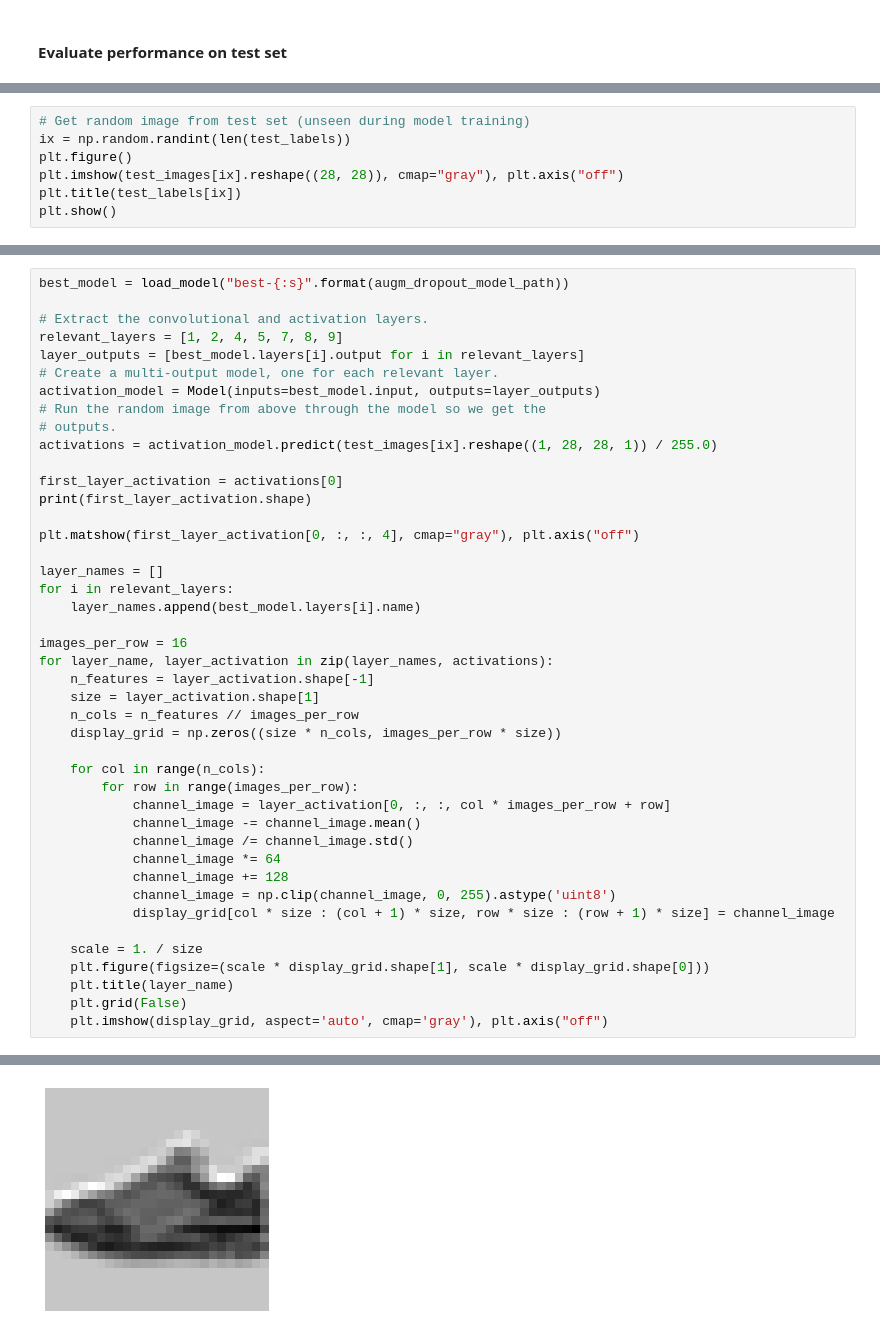
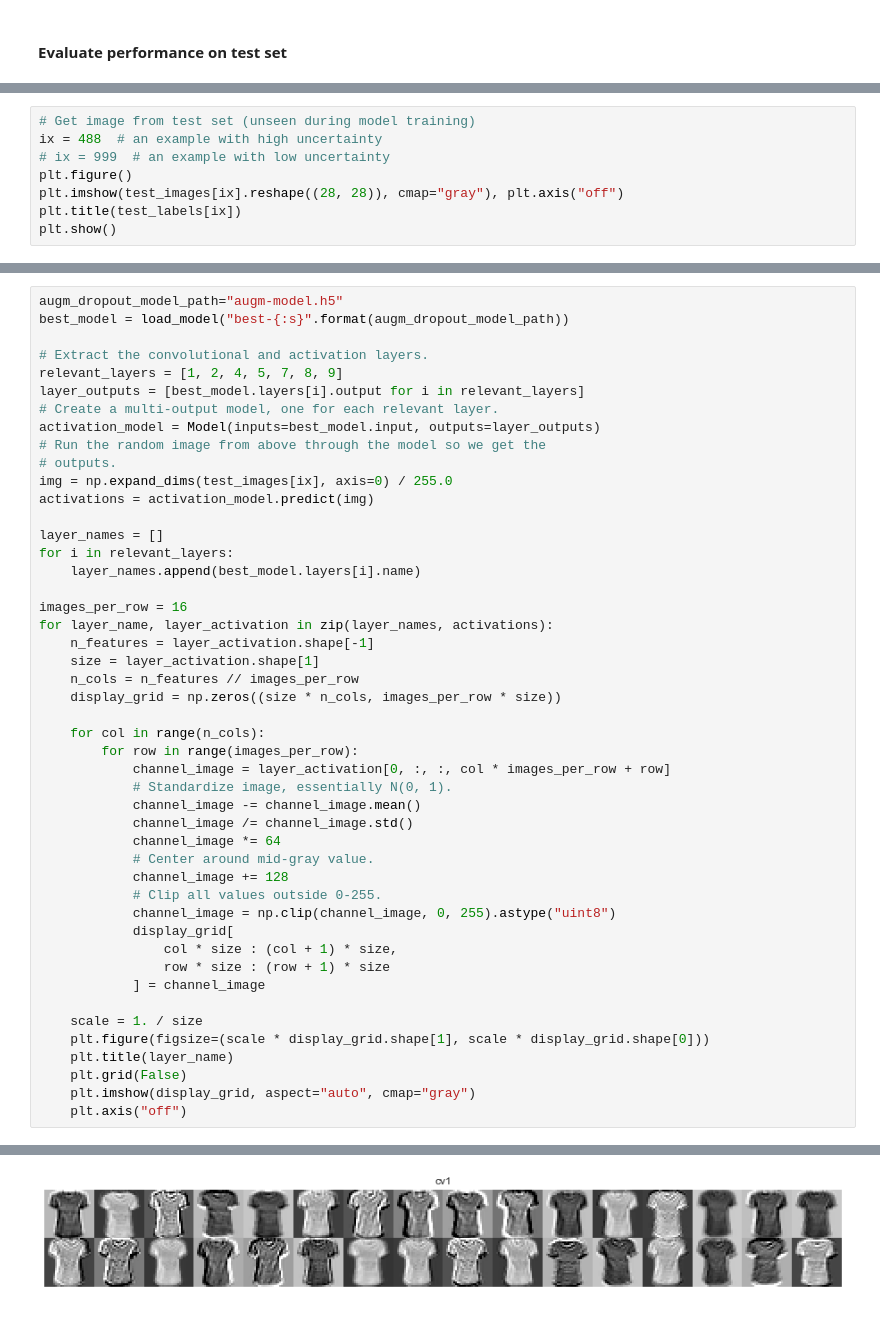
Before and after one commit to lemonad/deep-learning-ht19-lab1, a Jupyter notebook: lab1-fashion-mnist.ipynb, the cells around one changed output, grey strips where cells are left out. Saved outputs shown, nothing was run; the diff lists cells and outputs as text.

```diff
--- a/lab1-fashion-mnist.ipynb
+++ b/lab1-fashion-mnist.ipynb
@@ -732,6 +824,7 @@ Performance on test set for the "best" model seen during training:
 # %%
-# Get random image from test set (unseen during model training)
-ix = np.random.randint(len(test_labels))
+# Get image from test set (unseen during model training)
+ix = 488  # an example with high uncertainty
+# ix = 999  # an example with low uncertainty
 plt.figure()
 plt.imshow(test_images[ix].reshape((28, 28)), cmap="gray"), plt.axis("off")
 plt.title(test_labels[ix])
@@ -741,4 +834,5 @@ plt.show()
 # %%
+augm_dropout_model_path="augm-model.h5"
 best_model = load_model("best-{:s}".format(augm_dropout_model_path))
 
 # Extract the convolutional and activation layers.
@@ -748,12 +842,8 @@ layer_outputs = [best_model.layers[i].output for i in relevant_layers]
 activation_model = Model(inputs=best_model.input, outputs=layer_outputs)
 # Run the random image from above through the model so we get the
 # outputs.
-activations = activation_model.predict(test_images[ix].reshape((1, 28, 28, 1)) / 255.0)
-
-first_layer_activation = activations[0]
-print(first_layer_activation.shape)
-
-plt.matshow(first_layer_activation[0, :, :, 4], cmap="gray"), plt.axis("off")
+img = np.expand_dims(test_images[ix], axis=0) / 255.0
+activations = activation_model.predict(img)
 
 layer_names = []
 for i in relevant_layers:
@@ -769,16 +859,23 @@ for layer_name, layer_activation in zip(layer_names, activations):
     for col in range(n_cols):
         for row in range(images_per_row):
             channel_image = layer_activation[0, :, :, col * images_per_row + row]
+            # Standardize image, essentially N(0, 1).
             channel_image -= channel_image.mean()
             channel_image /= channel_image.std()
             channel_image *= 64
+            # Center around mid-gray value.
             channel_image += 128
-            channel_image = np.clip(channel_image, 0, 255).astype('uint8')
-            display_grid[col * size : (col + 1) * size, row * size : (row + 1) * size] = channel_image
+            # Clip all values outside 0-255.
+            channel_image = np.clip(channel_image, 0, 255).astype("uint8")
+            display_grid[
+                col * size : (col + 1) * size,
+                row * size : (row + 1) * size
+            ] = channel_image
 
     scale = 1. / size
     plt.figure(figsize=(scale * display_grid.shape[1], scale * display_grid.shape[0]))
     plt.title(layer_name)
     plt.grid(False)
-    plt.imshow(display_grid, aspect='auto', cmap='gray'), plt.axis("off")
+    plt.imshow(display_grid, aspect="auto", cmap="gray")
+    plt.axis("off")
 # %% [output]
@@ -786 +882 @@ for layer_name, layer_activation in zip(layer_names, activations):
-[figure, old version]
+[figure, new version]
```
Also changed, not shown: parts of 46 cells of this notebook, 2 other files.
